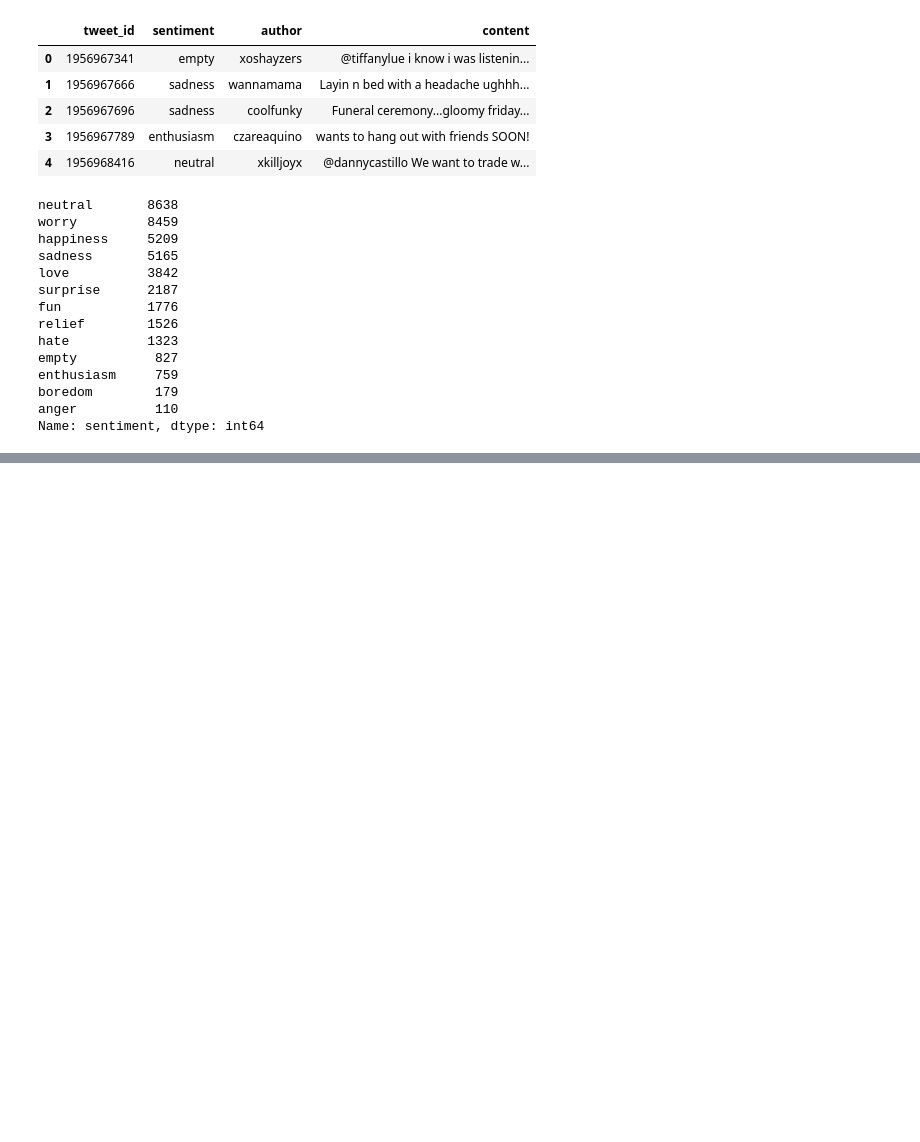
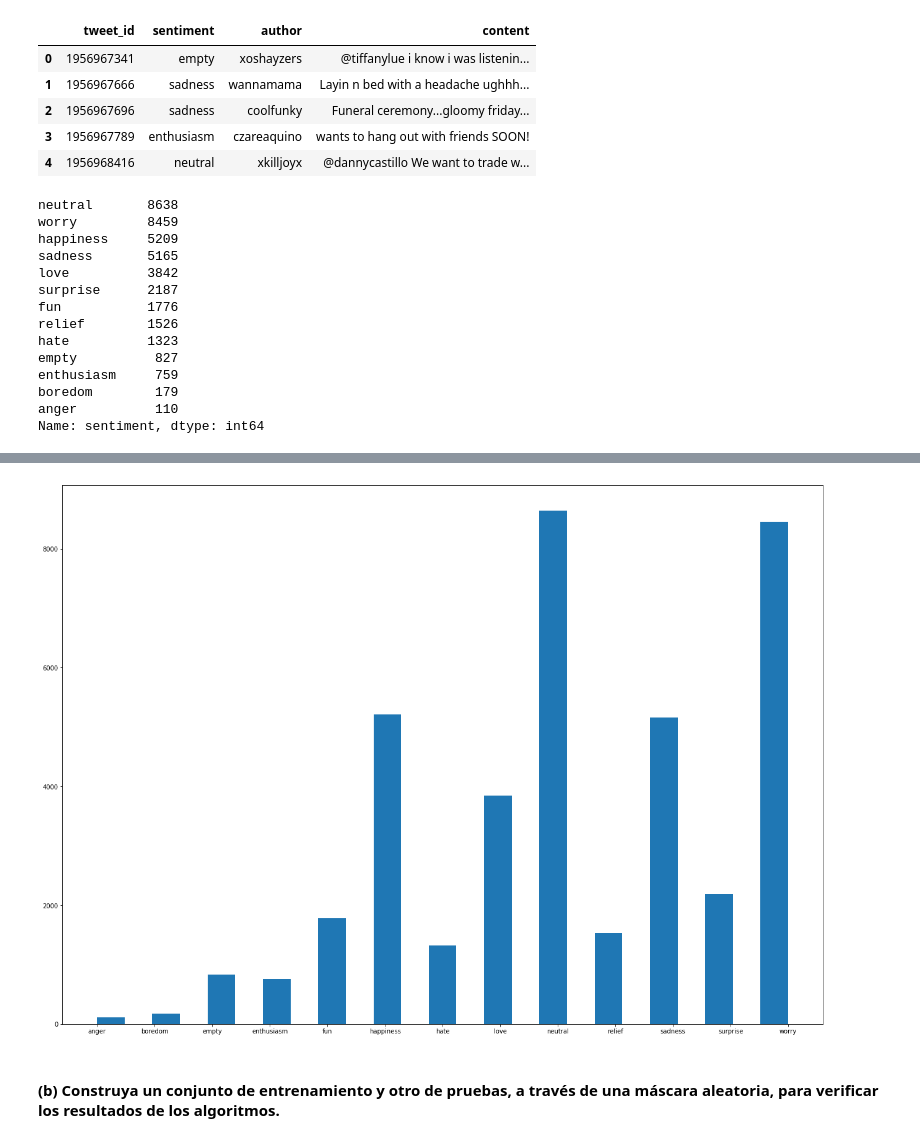
Before and after one commit to GMBarra/T2ML, a Jupyter notebook: T2ML/T2ML.ipynb, the cells around one changed output, grey strips where cells are left out. Cells and saved outputs as stored; diff of their text form; code cells hidden in the pictures; blank space fills up the shorter version.

```diff
--- a/T2ML/T2ML.ipynb
+++ b/T2ML/T2ML.ipynb
@@ -1494,12 +1446,0 @@ en el cual se podrán trabajar.
-# %%
-df = pd.read_csv('./text_emotion.csv')
-df.drop(['tweet_id','author'],axis=1,inplace=True) #Eliminacion de Datos Inecesarios que no aportar informacion relevante
-# %%
-stopwords = stopwords.words('english')
-df['content'] = df['content'].str.replace('http\S+|www.\S+', '', case=False)
-df['content'] = df['content'].str.replace('@[^\s]+[\s]?', '', case=False)
-df['content'] = df['content'].str.replace('\s?[0-9]+\.?[0-9]*', '', case=False)
-df['content'] = df['content'].str.replace('Not Available', '', case=False)
-for i in range(df.shape[0]):
-    df['content'].values[i] = ' '.join(re.sub("(@[A-Za-z0-9]+)|([^0-9A-Za-z \t])|(\w+:\/\/\S+)"," ",df['content'].values[i]).split())
-    df['content'].values[i] = ' '.join(filter(lambda x: x.lower() not in stopwords,  df['content'][i].split()))
@@ -1778,29 +1446,0 @@ en el punto e). Recuerde que tendrá que codificar las distintas clases como val
-# %%
-df = pd.read_csv('./text_emotion.csv')
-df.drop(['tweet_id','author'],axis=1,inplace=True) #Eliminacion de Datos Inecesarios que no aportar informacion relevantestopwords = stopwords.words('english')
-
-df['content'] = df['content'].str.replace('http\S+|www.\S+', '', case=False)
-df['content'] = df['content'].str.replace('@[^\s]+[\s]?', '', case=False)
-df['content'] = df['content'].str.replace('\s?[0-9]+\.?[0-9]*', '', case=False)
-df['content'] = df['content'].str.replace('Not Available', '', case=False)
-for i in range(df.shape[0]):
-    df['content'].values[i] = ' '.join(re.sub("(@[A-Za-z0-9]+)|([^0-9A-Za-z \t])|(\w+:\/\/\S+)"," ",df['content'].values[i]).split())
-    df['content'].values[i] = ' '.join(filter(lambda x: x.lower() not in stopwords,  df['content'][i].split()))
-mapping = {"neutral": 0, "happiness":  1, "love":  2, "surprise":  3, "fun":  4 , "relief": 5, "enthusiasm":  6, "worry": -1, "sadness": -2, "hate": -3, "empty": -4, "boredom": -5, "anger": -6}
-df = df.replace({'sentiment': mapping})
-df = df[df.sentiment != 0]
-df['sentiment'].value_counts()
-
-X = df['content'].values
-y = df['sentiment'].values
-X_train, X_test, y_train, y_test = train_test_split(X, y,test_size=0.25, random_state=42)
-
-frecuencia_terminos = TfidfVectorizer(lowercase=True)
-X_train_vectorize = frecuencia_terminos.fit_transform(X_train) #Como indica el enunciado
-X_test_vectorize = frecuencia_terminos.transform(X_test)       #Como indica el enunciado
-X_train_vectorize = X_train_vectorize.toarray()
-X_test_vectorize = X_test_vectorize.toarray()
-pca_model = PCA(n_components = 10)
-pca_model.fit(X_train_vectorize)
-X_train_pca = pca_model.transform(X_train_vectorize)
-X_test_pca = pca_model.transform(X_test_vectorize)
@@ -1996,0 +1471,7 @@ comportan en el caso binario ¿Siguen teniendo ese desempeño en múltiples clas
+# %%
+df['sentiment'].hist(bins=25, figsize=(22,16), grid=False)
+plt.show()
+# %% [output]
+[figure, added]
+# %% [markdown]
+#### (b) Construya un conjunto de entrenamiento y otro de pruebas, a través de una máscara aleatoria, para verificar los resultados de los algoritmos.
```
Also changed, not shown: parts of 99 cells of this notebook, 3 other files.
